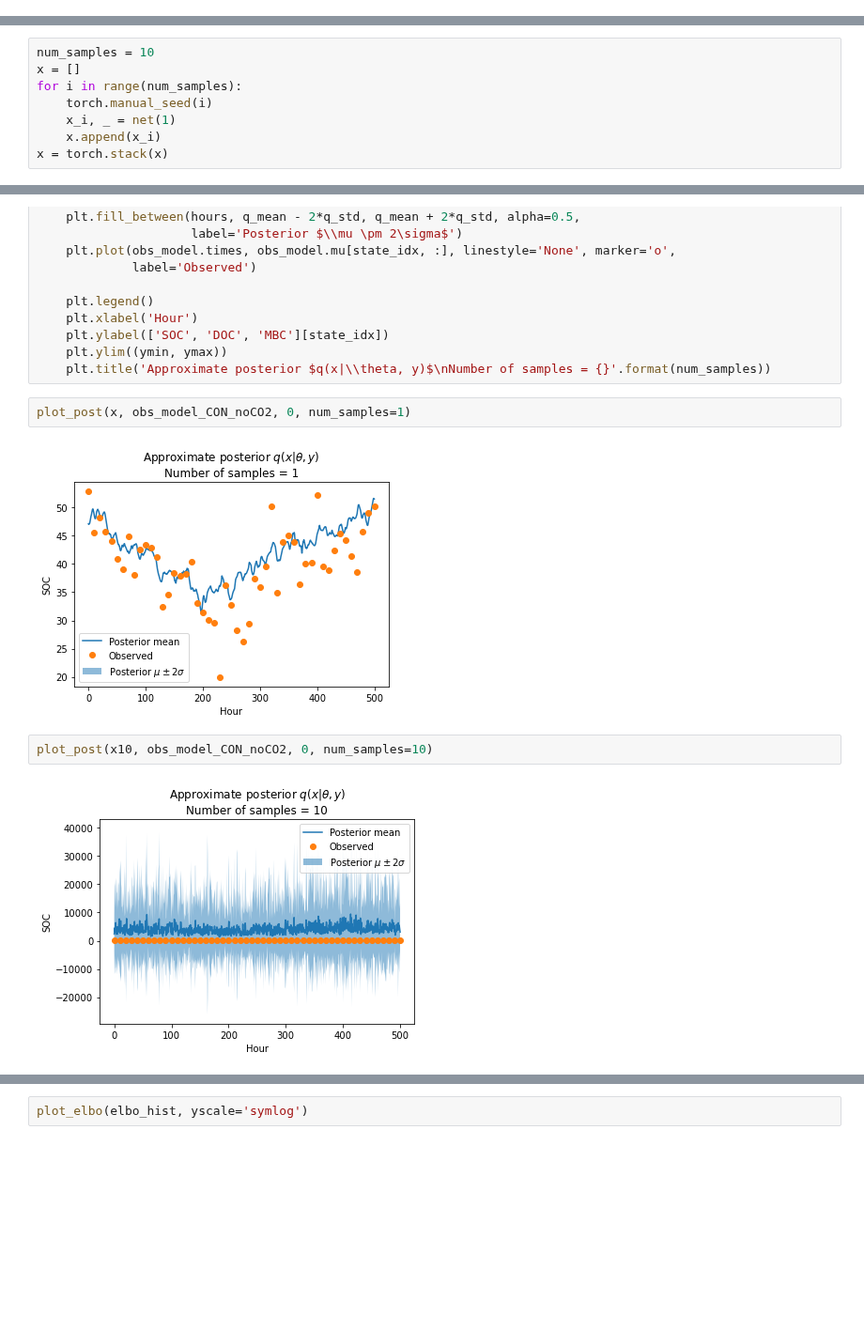
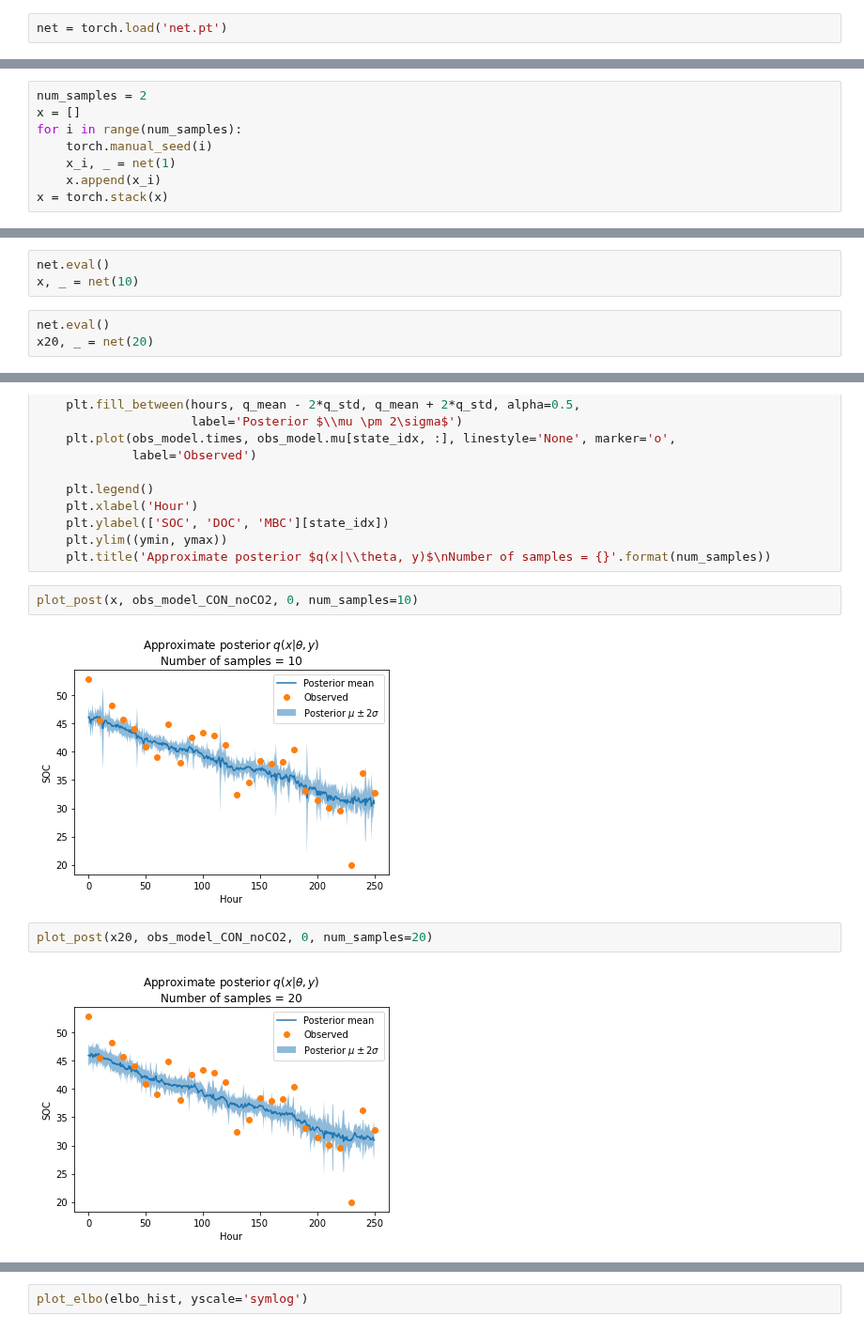
Before and after one commit to wallyxie/varInferenceSoilBiogeoModelSyntheticData, a Jupyter notebook: python_sde_variational_inference_code/SCON wo CO2 - Learn posterior of x0.ipynb, the cells around one changed output, grey strips where cells are left out. Shown at 94% size. Drawn from its saved outputs; the diff is of its cells as text; blank space fills up the shorter version.

```diff
--- a/python_sde_variational_inference_code/SCON wo CO2 - Learn posterior of x0.ipynb
+++ b/python_sde_variational_inference_code/SCON wo CO2 - Learn posterior of x0.ipynb
@@ -197 +197,3 @@ Moving average ELBO loss at 500 iterations is: -147402.8984375. Best ELBO loss v
 {'u_M': 0.002, 'a_SD': 0.33, 'a_DS': 0.33, 'a_M': 0.33, 'a_MSC': 0.5, 'k_S_ref': 2.5e-05, 'k_D_ref': 0.005, 'k_M_ref': 0.0002, 'Ea_S': 75, 'Ea_D': 50, 'Ea_M': 50, 'c_SOC': 0.5, 'c_DOC': 0.001, 'c_MBC' ...
+# %%
+net = torch.load('net.pt')
@@ -198,5 +257,5 @@ Moving average ELBO loss at 500 iterations is: -147402.8984375. Best ELBO loss v
 # %%
-num_samples = 10
+num_samples = 2
 x = []
 for i in range(num_samples):
     torch.manual_seed(i)
@@ -233,3 +276,9 @@ tensor([[[-0.9526, -0.8008, -1.8582,  ..., -0.2794, -1.3878,  0.7627]],
+# %%
+net.eval()
+x, _ = net(10)
+# %%
+net.eval()
+x20, _ = net(20)
 # %%
 def plot_post(x, obs_model, state_idx=0, num_samples=20,
               ymin=None, ymax=None):
@@ -252,11 +301,11 @@ def plot_post(x, obs_model, state_idx=0, num_samples=20,
     plt.ylim((ymin, ymax))
     plt.title('Approximate posterior $q(x|\\theta, y)$\nNumber of samples = {}'.format(num_samples))
 # %%
-plot_post(x, obs_model_CON_noCO2, 0, num_samples=1)
+plot_post(x, obs_model_CON_noCO2, 0, num_samples=10)
 # %% [output]
-[figure, old version]
+[figure, new version]
 # %%
-plot_post(x10, obs_model_CON_noCO2, 0, num_samples=10)
+plot_post(x20, obs_model_CON_noCO2, 0, num_samples=20)
 # %% [output]
-[figure, old version]
+[figure, new version]
 # %%
```
Also changed, not shown: parts of 26 cells of this notebook, 3 other files.
